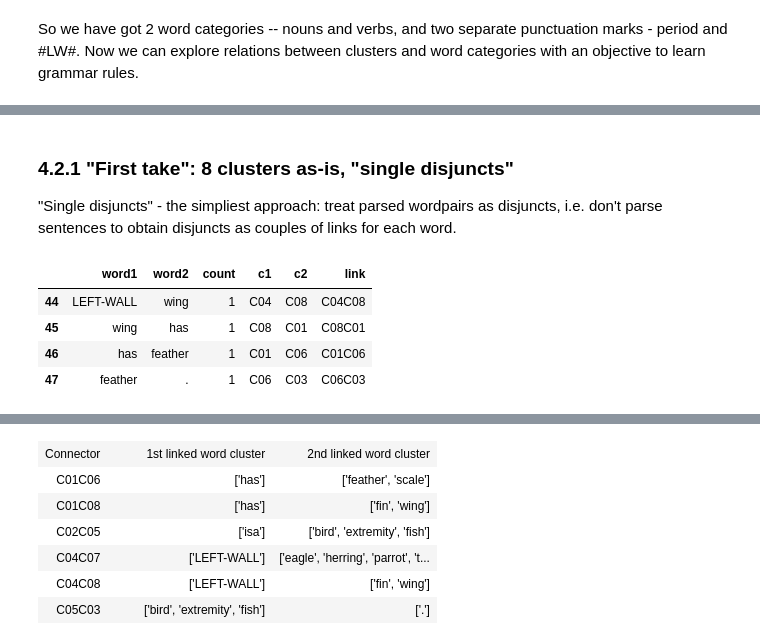
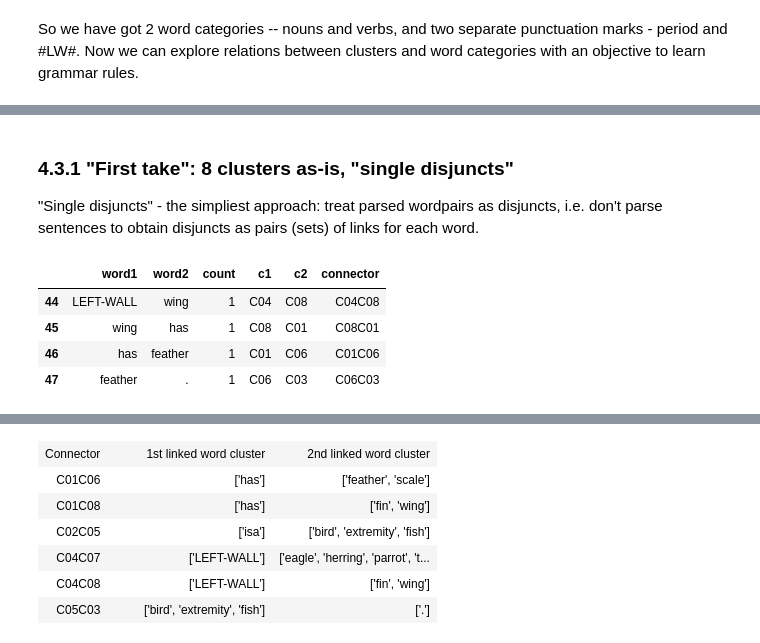
Before and after one commit to opencog/language-learning, a Jupyter notebook: notebooks/POC-Turtle-4-Grammar-Learning.ipynb, the cells around one changed output, grey strips where cells are left out. Drawn from its saved outputs; the diff is of its cells as text; code cells hidden in the pictures.

```diff
--- a/notebooks/POC-Turtle-4-Grammar-Learning.ipynb
+++ b/notebooks/POC-Turtle-4-Grammar-Learning.ipynb
@@ -72,11 +100,8 @@ We define optimal vector space dimensionality with singular values as described
 # %%
 # Check singular values
-# We use LEFT-WALL token instead of ###LEFT-WALL### and treat periods as tokens
-wps = dmb_parser(input_file, lw='LEFT-WALL', dot=True, verbose='none')
-# Later we use a shorter parsed corpus without punctuation marks: lw='none', dot=False
-path = module_path + prj_dir[2:]    # path to store vectors
-tmpath = module_path + '/tmp/'      # path for temporary files
-dim = 12
+path = module_path + prj_dir[2:]        # path to store vectors
+tmpath = path  # module_path + '/tmp/'  # path for temporary files
+dim = 12       # dimensionality
 vdf, sv, res1 = wps2vec(wps, path, tmpath, dim)
 print('Singular values:', ', '.join(str(round(x,2)) for x in sv))
 plt.plot(range(1,len(sv)+1), sv)
@@ -215,12 +236,12 @@ wps.tail(4)  # 4 last entries of the parsed word pairs dataset
 # %% [markdown]
-### 4.2.1 "First take": 8 clusters as-is, "single disjuncts"
-"Single disjuncts" - the simpliest approach: treat parsed wordpairs as disjuncts, i.e. don't parse sentences to obtain disjuncts as couples of links for each word.
+### 4.3.1 "First take": 8 clusters as-is, "single disjuncts"
+"Single disjuncts" - the simpliest approach: treat parsed wordpairs as disjuncts, i.e. don't parse sentences to obtain disjuncts as pairs (sets) of links for each word.
 # %%
-# Convert word pairs » cluster links ~ "single disjuncts"
-word_links = wps2links(wps, clusters)
-word_links.tail(4)
+# Convert word pairs » connectors ~ cluster links ~ "single disjuncts"
+connectors = wps2connectors(wps, clusters)
+connectors.tail(4)
 # %% [output]
-|  | word1 | word2 | count | c1 | c2 | link |
+|  | word1 | word2 | count | c1 | c2 | connector |
 | 44 | LEFT-WALL | wing | 1 | C04 | C08 | C04C08 |
 | 45 | wing | has | 1 | C08 | C01 | C08C01 |
 | 46 | has | feather | 1 | C01 | C06 | C01C06 |
```
Also changed, not shown: parts of 55 cells of this notebook, 3 other files.
